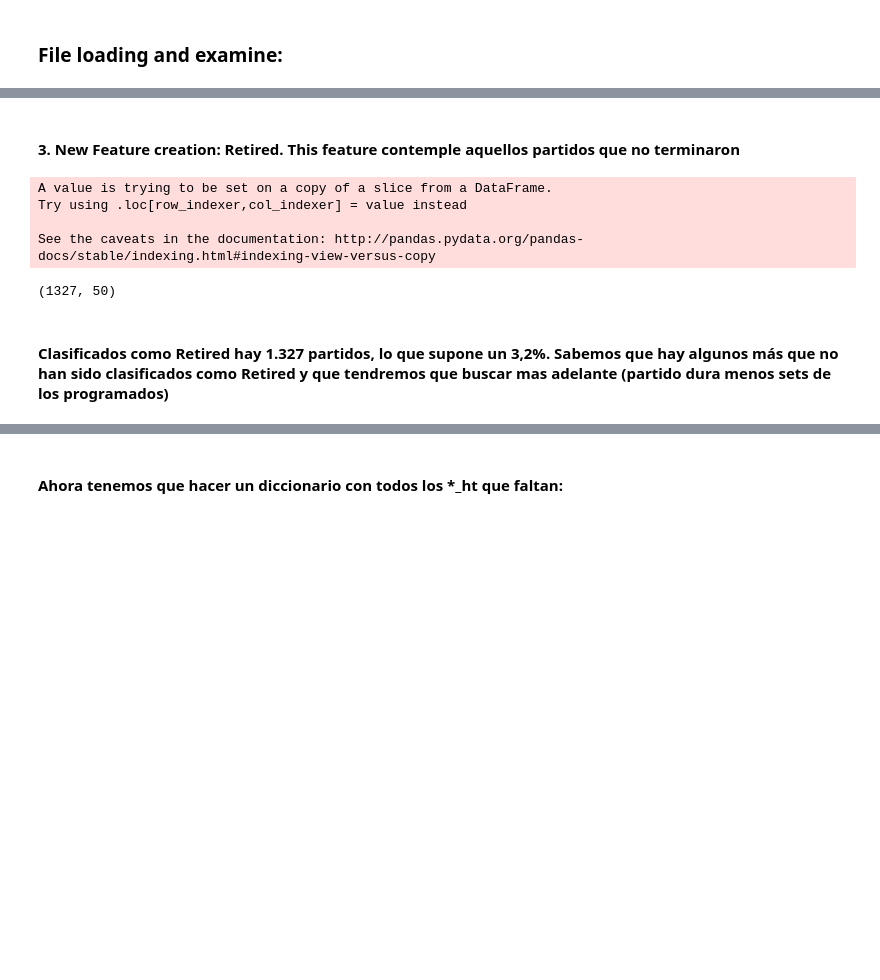
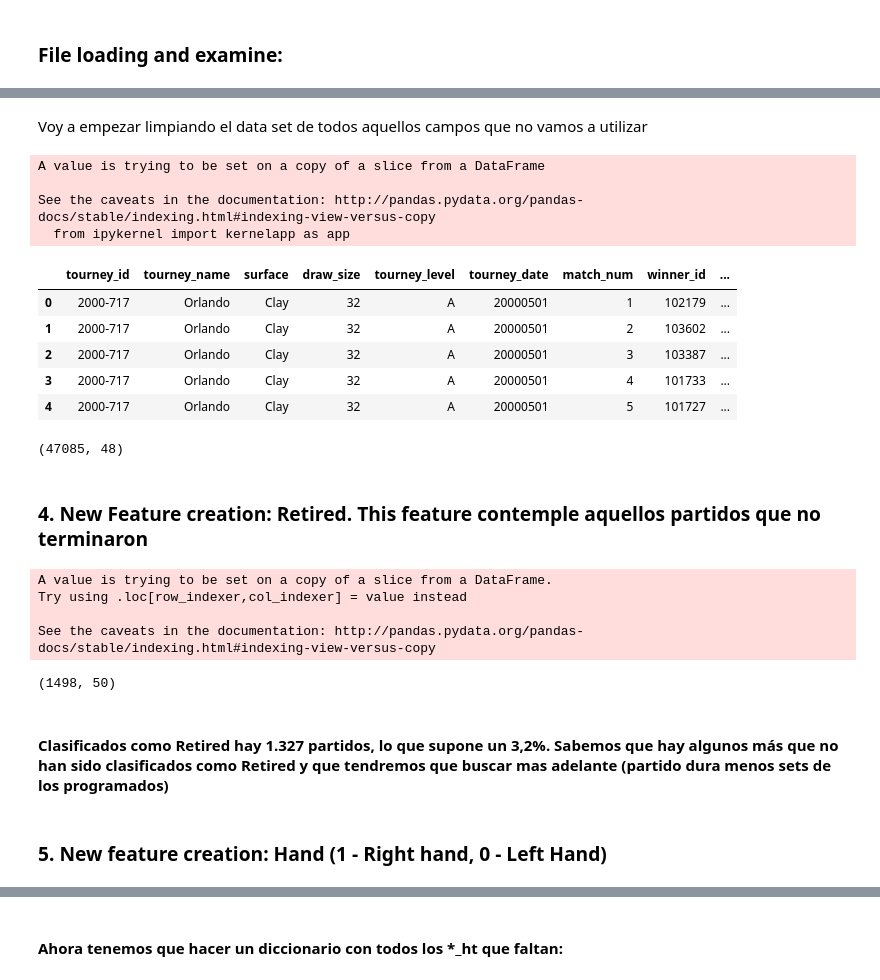
Before and after one commit to ISANJUA/TFM_ML4sportsBets, a Jupyter notebook: Resumen 3. Feature Extraction, Transformations and Cleansing.ipynb, the cells around one changed output, grey strips where cells are left out. Drawn from its saved outputs; the diff is of its cells as text; code cells hidden in the pictures; blank space fills up the shorter version.

```diff
--- a/Resumen 3. Feature Extraction, Transformations and Cleansing.ipynb
+++ b/Resumen 3. Feature Extraction, Transformations and Cleansing.ipynb
@@ -53,5 +102,28 @@ print y
+# %% [markdown]
+Voy a empezar limpiando el data set de todos aquellos campos que no vamos a utilizar
+# %%
+columns = ['winner_seed', 'loser_seed', 'winner_entry', 'loser_entry']
+framesDCWO2.drop(columns, inplace=True, axis=1)
+# %% [output]
+A value is trying to be set on a copy of a slice from a DataFrame
+
+See the caveats in the documentation: http://pandas.pydata.org/pandas-docs/stable/indexing.html#indexing-view-versus-copy
+  from ipykernel import kernelapp as app
+# %%
+framesDCWO2.head()
+# %% [output]
+|  | tourney_id | tourney_name | surface | draw_size | tourney_level | tourney_date | match_num | winner_id | ... |
+| 0 | 2000-717 | Orlando | Clay | 32 | A | 20000501 | 1 | 102179 | ... |
+| 1 | 2000-717 | Orlando | Clay | 32 | A | 20000501 | 2 | 103602 | ... |
+| 2 | 2000-717 | Orlando | Clay | 32 | A | 20000501 | 3 | 103387 | ... |
+| 3 | 2000-717 | Orlando | Clay | 32 | A | 20000501 | 4 | 101733 | ... |
+| 4 | 2000-717 | Orlando | Clay | 32 | A | 20000501 | 5 | 101727 | ... |
+# %%
+framesDCWO2.shape
+# %% [output]
+(47085, 48)
 # %% [markdown]
-#### 3. New Feature creation: Retired. This feature contemple aquellos partidos que no terminaron
+### 4. New Feature creation: Retired. This feature contemple aquellos partidos que no terminaron
 # %%
 Retired = []
 for row in framesDCWO2['score']:
@@ -71,6 +143,8 @@ See the caveats in the documentation: http://pandas.pydata.org/pandas-docs/stabl
 # %%
 framesDCWO2[framesDCWO2['Retired'] == 1 ].shape
 # %% [output]
-(1327, 50)
+(1498, 50)
 # %% [markdown]
 #### Clasificados como Retired hay 1.327 partidos, lo que supone un 3,2%. Sabemos que hay algunos más que no han sido clasificados como Retired y que tendremos que buscar mas adelante (partido dura menos sets de los programados)
+# %% [markdown]
+### 5. New feature creation: Hand (1 - Right hand, 0 - Left Hand)
```
Also changed, not shown: parts of 45 cells of this notebook.
